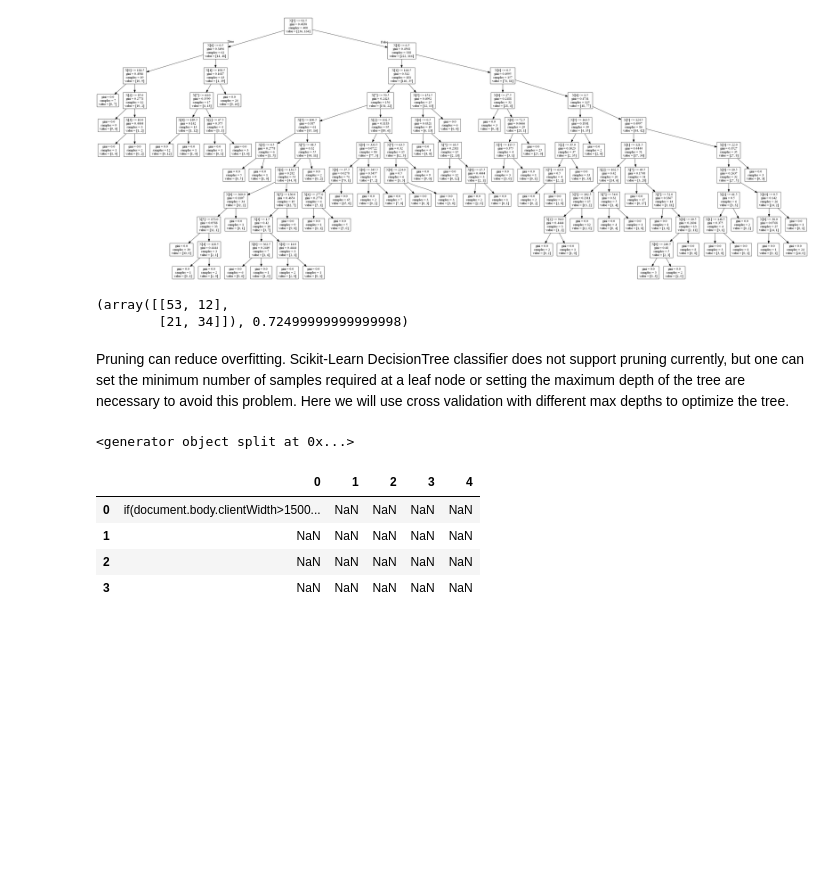
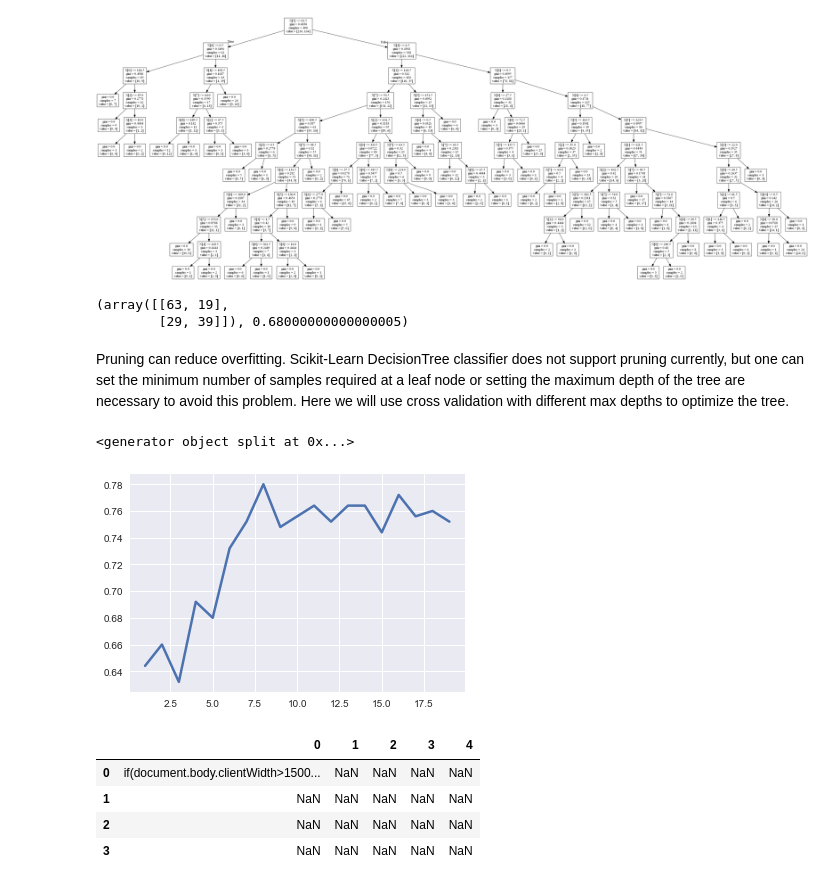
Before and after one commit to kuatroka/ISLR, a Jupyter notebook: SA - ISLR book chapter 8.ipynb, the cells around one changed output. Cells and saved outputs as stored; diff of their text form; code cells hidden in the pictures; blank space fills up the shorter version.

```diff
--- a/SA - ISLR book chapter 8.ipynb
+++ b/SA - ISLR book chapter 8.ipynb
@@ -154,36 +154,37 @@ Image(graph.create_png())
 <pydotplus.graphviz.Dot object at 0x...>
 [figure]
 # %%
-Xr, Xt, yr, yt = train_test_split(X, y, train_size=0.70, random_state=42)
+Xr, Xt, yr, yt = train_test_split(X, y, train_size=250, test_size=150, random_state=42)
 clf = DecisionTreeClassifier()
 clf.fit(Xr, yr)
 ypred = clf.predict(Xt)
 (confusion_matrix(yt, ypred), accuracy_score(yt, ypred))
 # %% [output]
-(array([[53, 12],
-        [21, 34]]), 0.72499999999999998)
+(array([[63, 19],
+        [29, 39]]), 0.68000000000000005)
 # %% [markdown]
 Pruning can reduce overfitting. Scikit-Learn DecisionTree classifier does not support pruning currently, but one can set the minimum number of samples required at a leaf node or setting the maximum depth of the tree are necessary to avoid this problem. Here we will use cross validation with different max depths to optimize the tree.
 # %%
 kfold = KFold(n_splits=10)
 accs = []
 max_depths = range(1, 20)
 for max_depth in max_depths:
     k_accs = []
     for train, test in kfold.split(Xr):
-        Xtrain, Xtest, ytrain, ytest = Xr[train], Xr[test], yr[train], yr[test]
+        Xtrain, Xtest, ytrain, ytest = Xr.iloc[train], Xr.iloc[test], yr.iloc[train], yr.iloc[test]
         clf = DecisionTreeClassifier(max_depth=max_depth)
         clf.fit(Xtrain, ytrain)
         ypred = clf.predict(Xtest)
         k_accs.append(accuracy_score(ytest, ypred))
     accs.append(np.mean(k_accs))
 # plot the accuracies as a function of max_depth
 plt.plot(max_depths, accs, linewidth=2.5)
 
 
 kfold.split(Xr)
 # %% [output]
 <generator object split at 0x...>
+[figure, added]
 # %%
 # bring data from finviz.com
 df = pd.read_html('http://finviz.com/screener.ashx?v=141&f=cap_large,ta_perf_ytd20o&ft=3&o=-perfytd')
```
Also changed, not shown: 1 other file.
